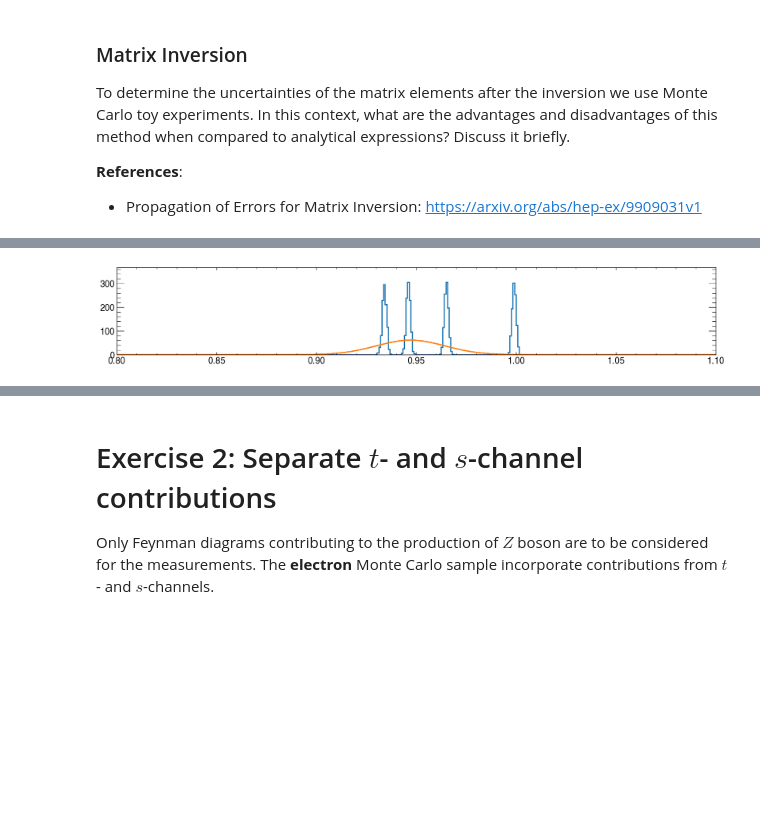
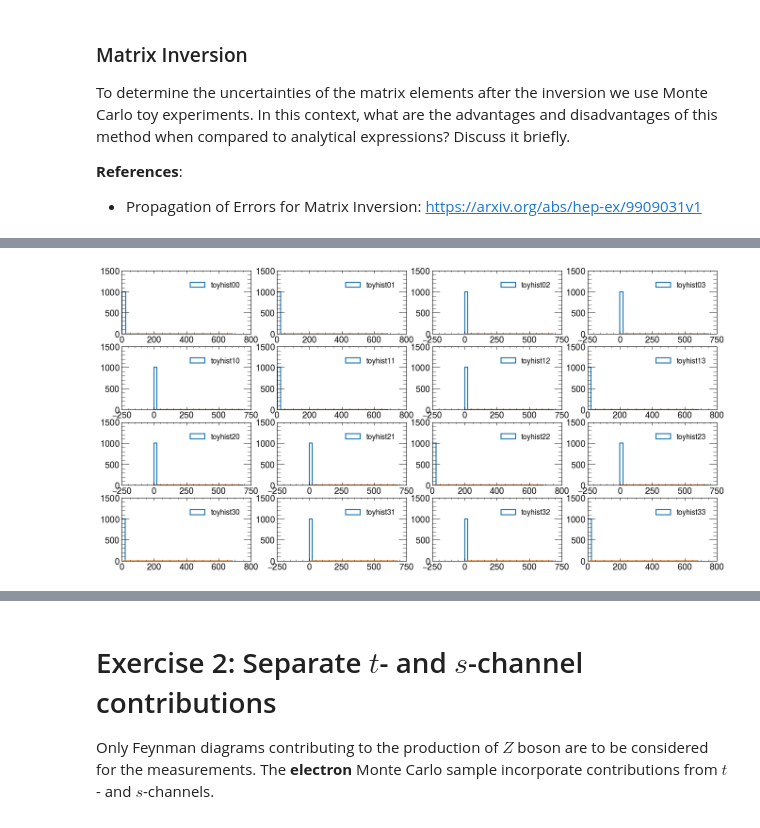
Before and after one commit to rihoppe/z0-precisionmeasurement, a Jupyter notebook: z0_experiment.ipynb, the cells around one changed output, grey strips where cells are left out. Drawn from its saved outputs; the diff is of its cells as text; code cells hidden in the pictures; blank space fills up the shorter version.

```diff
--- a/z0_experiment.ipynb
+++ b/z0_experiment.ipynb
@@ -362,10 +415,15 @@ lost Events=0.006524025151833809
 #plt.show()
 
 
-condition_tt = np.bitwise_and(np.invert(condition_ee), Response[:,2]>=0.48)
-print("Tau Cut (N. Events):\n True Possitive={} ; False Possitive={} ; False Negative={}".format(len(ML_Labels[condition_tt][ML_Labels[condition_tt]==2]), len(ML_Labels[condition_tt][ML_Labels[condition_tt]!=2]), len(ML_Labels[np.invert(condition_tt)][ML_Labels[np.invert(condition_tt)]==2])))
-print("purity={}".format(1-(len(ML_Labels[condition_tt][ML_Labels[condition_tt]!=2])/len(ML_Labels[condition_tt][ML_Labels[condition_tt]==2]))))
-print("lost Events={}".format(len(ML_Labels[np.invert(condition_tt)][ML_Labels[np.invert(condition_tt)]==2])/len(ML_Labels[condition_tt][ML_Labels[condition_tt]==2])))
+condition_tt = np.bitwise_and(np.invert(condition_mm), Response[:,2]>=0.42)
+True_poss = len(ML_Labels[condition_tt][ML_Labels[condition_tt]==2])
+False_poss = len(ML_Labels[condition_tt][ML_Labels[condition_tt]!=2])
+False_neg = len(ML_Labels[np.invert(condition_tt)][ML_Labels[np.invert(condition_tt)]==2])
+print("Tau Cut (N. Events):\n True Possitive={} ; False Possitive={} ; False Negative={}".format(True_poss, False_poss, False_neg))
+print("Efficiency={:.4f}%".format((True_poss/(True_poss+False_neg))))
+print("purity={:.4f}%".format(1-(False_poss/True_poss) ))
+print("lost Events={} -> {:.2f}%".format(False_neg,(False_neg/(True_poss+False_neg)*100)))
+
 
 '''After Tau Cut'''
 #0->ee ; 1->mm ; 2->tt ; 3->hh
@@ -373,6 +431,6 @@ ee_eff_4 = efficiencycalc(Response[np.invert(condition_tt)],ML_Labels[np.invert(
 mm_eff_4 = efficiencycalc(Response[np.invert(condition_tt)],ML_Labels[np.invert(condition_tt)],1)
 tt_eff_4 = efficiencycalc(Response[np.invert(condition_tt)],ML_Labels[np.invert(condition_tt)],2)
 hh_eff_4 = efficiencycalc(Response[np.invert(condition_tt)],ML_Labels[np.invert(condition_tt)],3)
-plotall(ee_eff_4,mm_eff_4,tt_eff_4,hh_eff_4)
+#plotall(ee_eff_4,mm_eff_4,tt_eff_4,hh_eff_4)
 # %% [output]
 Tau Cut (N. Events):
@@ -434,5 +565,7 @@ $\displaystyle \textrm{Background} =\left[\begin{matrix}0.0107 & 1.0 & 0.9893 &
 # %%
-mc_dict = {"Electron":mc_ee,"Muon":mc_mm,"Tau":mc_tt,"Hadron":mc_qq}
+mc_dict = {"Electron":mc_ee,"Muon":mc_mm,"Tau":mc_tt,"Hadron":mc_qq, "Data Electron":data[condition_ee_dat]}
+print(len(data[condition_ee_dat]))
+
 for i in mc_dict.keys():
     fig,ax = plt.subplots(nrows=3,ncols=2,figsize=(11,10))
     iax = 0
@@ -529,7 +656,7 @@ To determine the uncertainties of the matrix elements after the inversion we use
 **References**:
 * Propagation of Errors for Matrix Inversion: https://arxiv.org/abs/hep-ex/9909031v1
 # %%
-matrix = np.array([[0.934, 0.02,  0.01, 0.],
+"""matrix = np.array([[0.934, 0.02,  0.01, 0.],
                   [0.01,  0.946, 0.01, 0.01],
                   [0.01,  0.01,  0.965,0.01],
                   [0.01,  0.01,  0.01, 0.999]])
@@ -538,26 +665,27 @@ error_matrix = np.array([[0.001,   0.0001,  0.0001, 0.0001],
                         [0.0001,  0.001,   0.0001, 0.0001],
                         [0.0001,  0.0001,  0.001,  0.0001],
                         [0.0001,  0.0001,  0.0001, 0.001]])
+"""
+
+matrix = effcy_matrix
 
 ### Number of toy experiments to be done
 ntoy = 1000
 
 ### Create numpy matrix of list to append elements of inverted toy matrices
-inverse_toys = np.empty((4,4),dtype=object)
-inverse_toys.fill([])
+inverse_toys = np.empty((4,4))
 
 # Create toy efficiency matrix out of gaussian-distributed random values
-for i in range(ntoy):
+for i in range(0,ntoy,1):
     toy_matrix = np.zeros((4,4))
     toy_matrix = np.random.normal(matrix,error_matrix,size=(4,4))
 
     ### Invert toy matrix
     inverse_toy = np.linalg.inv(toy_matrix)
 
+    #print(inverse_toys.item(0,0),inverse_toy.item(0,0))
     # Append values
-    for j in range(4):
-        for k in range(4):
-            inverse_toys.item(j,k).append(toy_matrix.item(j,k))
+    inverse_toys = np.dstack((inverse_toys,inverse_toy))
 
 # Define gaussian function to fit to the toy distributions:
 def gauss(x, A, mu, sigma):
@@ -566,29 +694,65 @@ def gauss(x, A, mu, sigma):
 inverse_errors = np.zeros((4,4))
 inverse_means = np.zeros((4,4))
 
-plt.figure(figsize=(20, 3))
+
+fig = plt.figure(figsize=(20, 10),dpi=80)
+fig.subplots_adjust(left=None, bottom=None, right=None, top=None, wspace=0.2, hspace=0.2)
+ax00 = plt.subplot(4,4,1)
+ax01 = plt.subplot(4,4,2)
+ax02 = plt.subplot(4,4,3)
+ax03 = plt.subplot(4,4,4)
+
+ax10 = plt.subplot(4,4,5)
+ax11 = plt.subplot(4,4,6)
+ax12 = plt.subplot(4,4,7)
+ax13 = plt.subplot(4,4,8)
+
+ax20 = plt.subplot(4,4,9)
+ax21 = plt.subplot(4,4,10)
+ax22 = plt.subplot(4,4,11)
+ax23 = plt.subplot(4,4,12)
+
+ax30 = plt.subplot(4,4,13)
+ax31 = plt.subplot(4,4,14)
+ax32 = plt.subplot(4,4,15)
+ax33 = plt.subplot(4,4,16)
+
+axes = [[ax00,ax01,ax02,ax03],
+        [ax10,ax11,ax12,ax13],
+        [ax20,ax21,ax22,ax23],
+        [ax30,ax31,ax32,ax33]]
+
+## IMPORTANT! Find suitable ranges to fit/plot gaussian distributions successfully!
+ranges = np.full((4,4,2),(0,0))
+for i in range(4):
+    for j in range(4):
+        aux_std = np.std(inverse_toys[i][j])
+        print(aux_std)
+        ranges[i][j] = (inverse_toys[i][j].mean()-10*aux_std,inverse_toy[i][j].mean()+10*aux_std)
+print(ranges)
+"""ranges = [[(0.95,1.05)   ,(-0.02,0.02), (-0.02,0.02), (-0.02,0.02)],
+          [(-0.02,0.02),(0.9,1.1)   , (-0.02,0.02), (-0.02,0.02)],
+          [(-0.02,0.02),(-0.02,0.02), (0.9,1.1)   , (-0.02,0.02)],
+          [(-0.02,0.02),(-0.02,0.02), (-0.02,0.02), (0.9,1.1)]]"""
+
 
 # Fill histograms for each inverted matrix coefficient:
-for j in range(4):
-    for k in range(4):
+for j in range(0,4,1):
+    for k in range(0,4,1):
 
         # Diagonal and off-diagonal terms have different histogram ranges
-        rmin = 0. ; rmax = 0.
-        if j==k:
-            rmin = 0.8 ; rmax = 1.2
-        else:
-            rmin = -0.02 ; rmax = 0.02
+        hbins, hedges, _ = axes[j][k].hist(inverse_toys[j,k,:],bins=30, histtype='step', linewidth=2, label=f'toyhist{j}{k}')
+        axes[j][k].legend()
 
-        hbins, hedges, _ = plt.hist(inverse_toys.item(j,k),bins=500,range=(rmin,rmax),  histtype='step', linewidth=2, label=f'toyhist{j}{k}')
-        plt.ylim(0.,1.2*max(hbins))
-
+        ## Guess initial parameters of the fit by taking random value from hist and std
+        _p0 = [ntoy/10.,np.std(inverse_toys[j,k,:]),np.std(inverse_toys[j,k,:])]
 
         # Get the fitted curve
         h_mid = 0.5*(hedges[1:] + hedges[:-1]) #Calculate midpoints for the fit
-        coeffs, _ = curve_fit(gauss, h_mid, hbins)
+        coeffs, _ = curve_fit(gauss, h_mid, hbins, maxfev=100000)
         h_fit = gauss(h_mid, *coeffs)
 
-        plt.plot(h_mid, h_fit,label=f'Fit{j}{k}')
+        axes[j][k].plot(h_mid, h_fit,label=f'Fit{j}{k}')
 
         inverse_means[j,k] = coeffs[1]
         inverse_errors[j,k] = abs(coeffs[2])
@@ -604 +779 @@ Erros for the inverse matrix:
-[figure, old version]
+[figure, new version]
```
Also changed, not shown: parts of 20 cells of this notebook.
